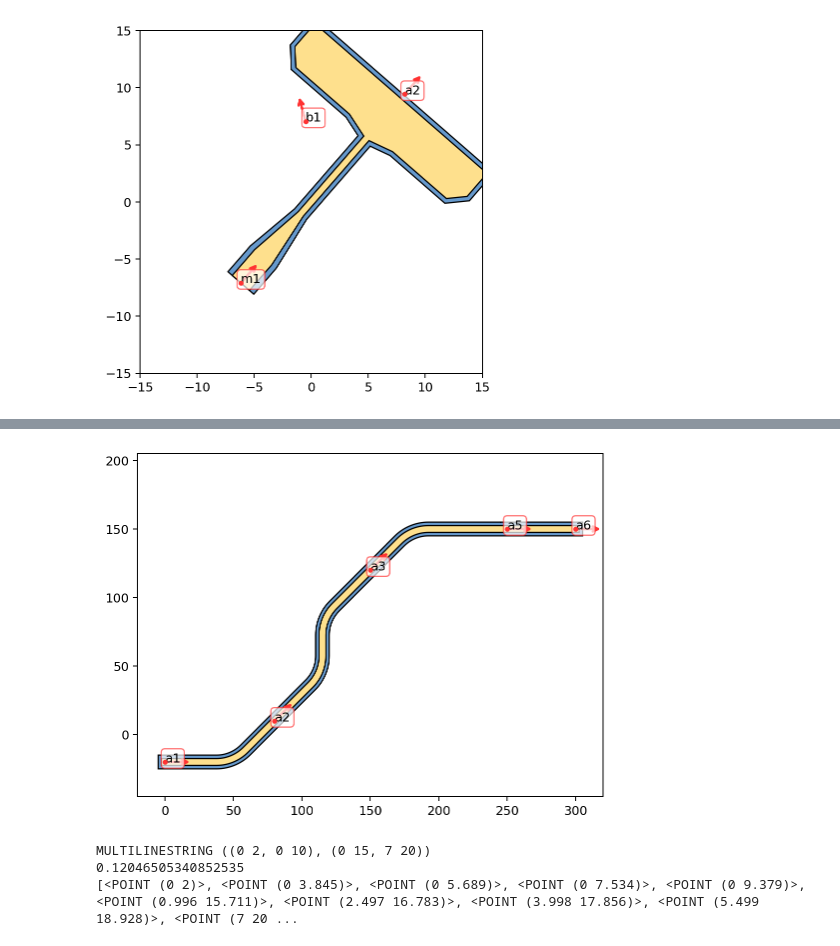
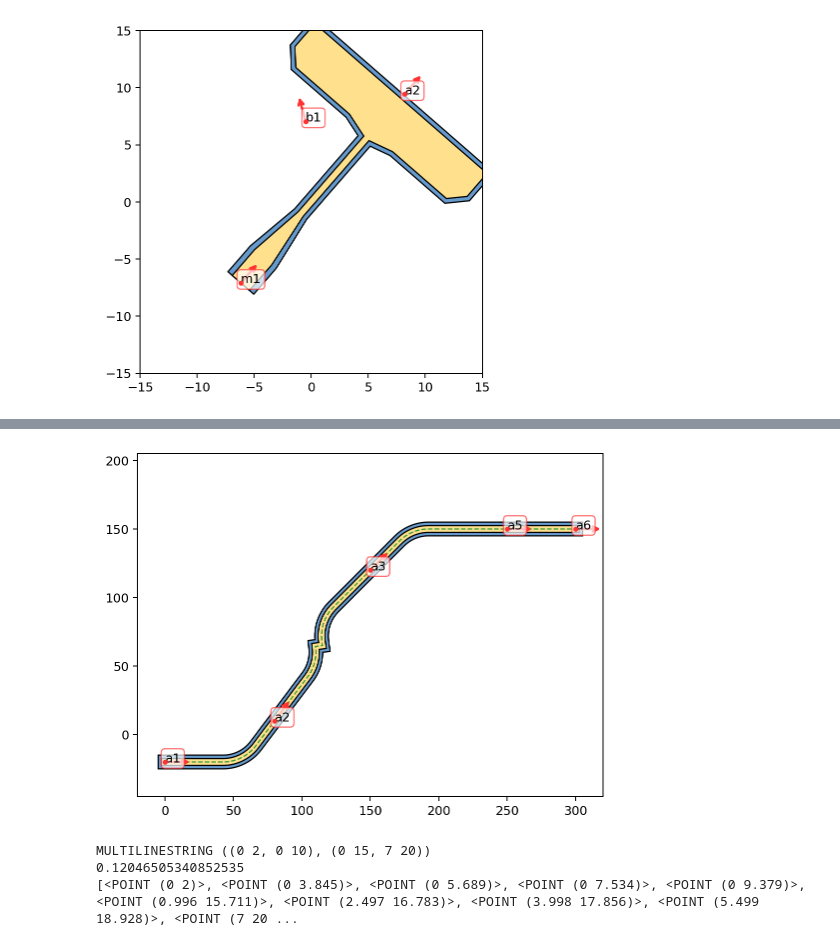
Before and after one commit to eeroqlab/zeroheliumkit, a Jupyter notebook: dev/anchors_test.ipynb, the cells around one changed output, grey strips where cells are left out. Saved outputs shown, nothing was run; the diff lists cells and outputs as text; code cells hidden in the pictures.

```diff
--- a/dev/anchors_test.ipynb
+++ b/dev/anchors_test.ipynb
@@ -172,24 +173,24 @@ plt.show()
 # %%
 route_config = {"radius": 30, "num_segments": 16}
 
 ss = SuperStructure(route_config)
 ss.add_anchor([Anchor((0,-20), 0, "a1"),
-               Anchor((80,10), 45, "a2"),
+               Anchor((80,10), 53, "a2"),
                Anchor((150,120), 45, "a3"),
                Anchor((250,150), 0, "a5"),
                Anchor((300,150), 00, "a6")])
 
 ss.route(("a1", "a2", "a3"), layers={"top": 5, "gnd": 10})
 ss.route(("a3", "a5", "a6"), layers={"top": 5, "gnd": 10})
 
 fig = plt.figure(1, figsize=SIZE, dpi=90)
 ax = fig.add_subplot(111)
 set_limits(ax=ax, coor=[150,80], dxdy=[340,250])
-ss.plot(ax=ax, layer=["gnd", "top", "anchorsmod"], color=colorlist, draw_direction=True)
+ss.plot(ax=ax, layer=["gnd", "top", "anchorsmod", "skeletone"], color=colorlist, draw_direction=True)
 plt.gca().set_aspect('equal')
 plt.show()
 # %% [output]
-[figure, old version]
+[figure, new version]
 # %%
 route_config = {"radius": 20,
                 "num_segments": 21}
```
Also changed, not shown: parts of 16 cells of this notebook, 4 other files.
